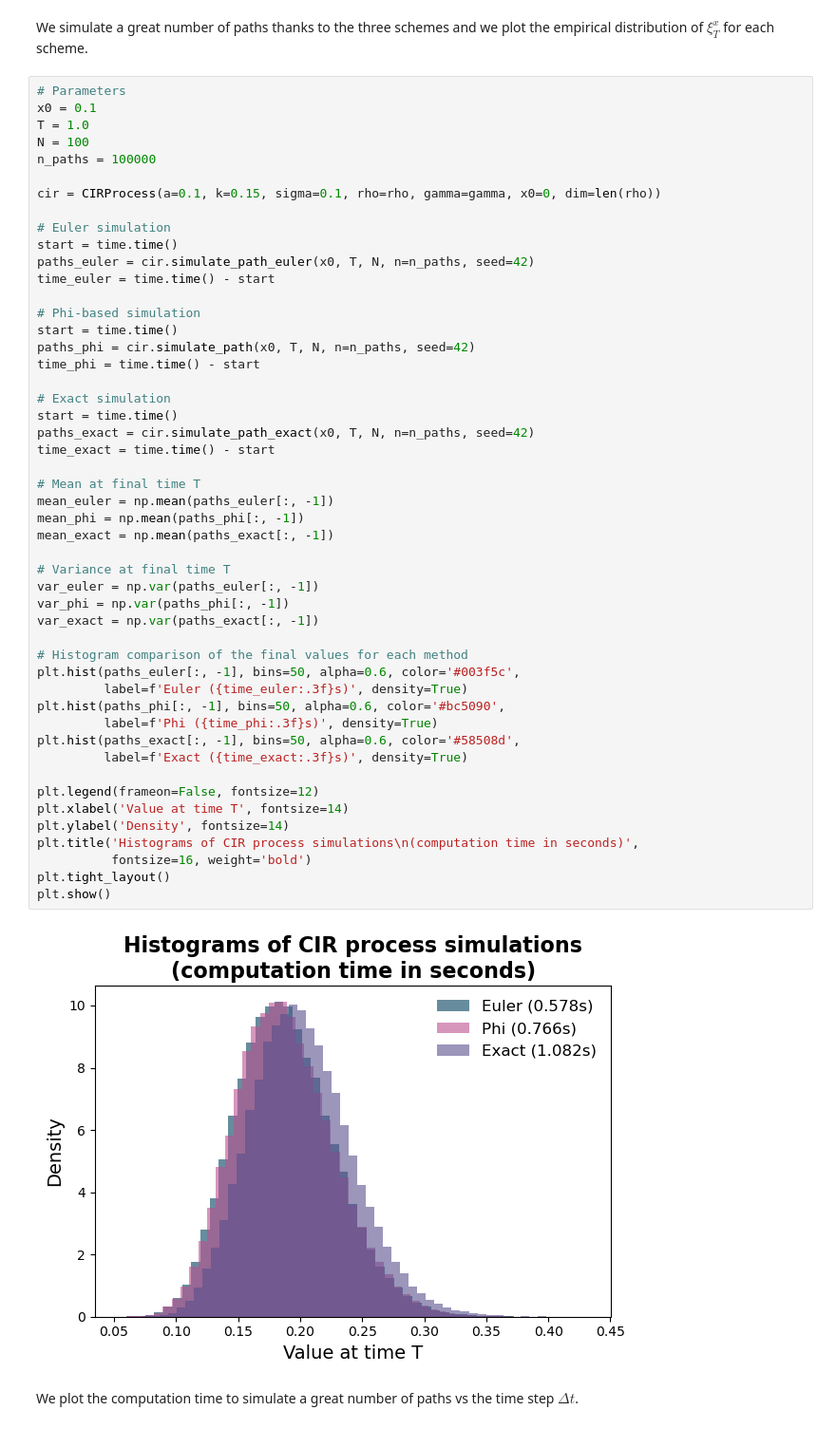
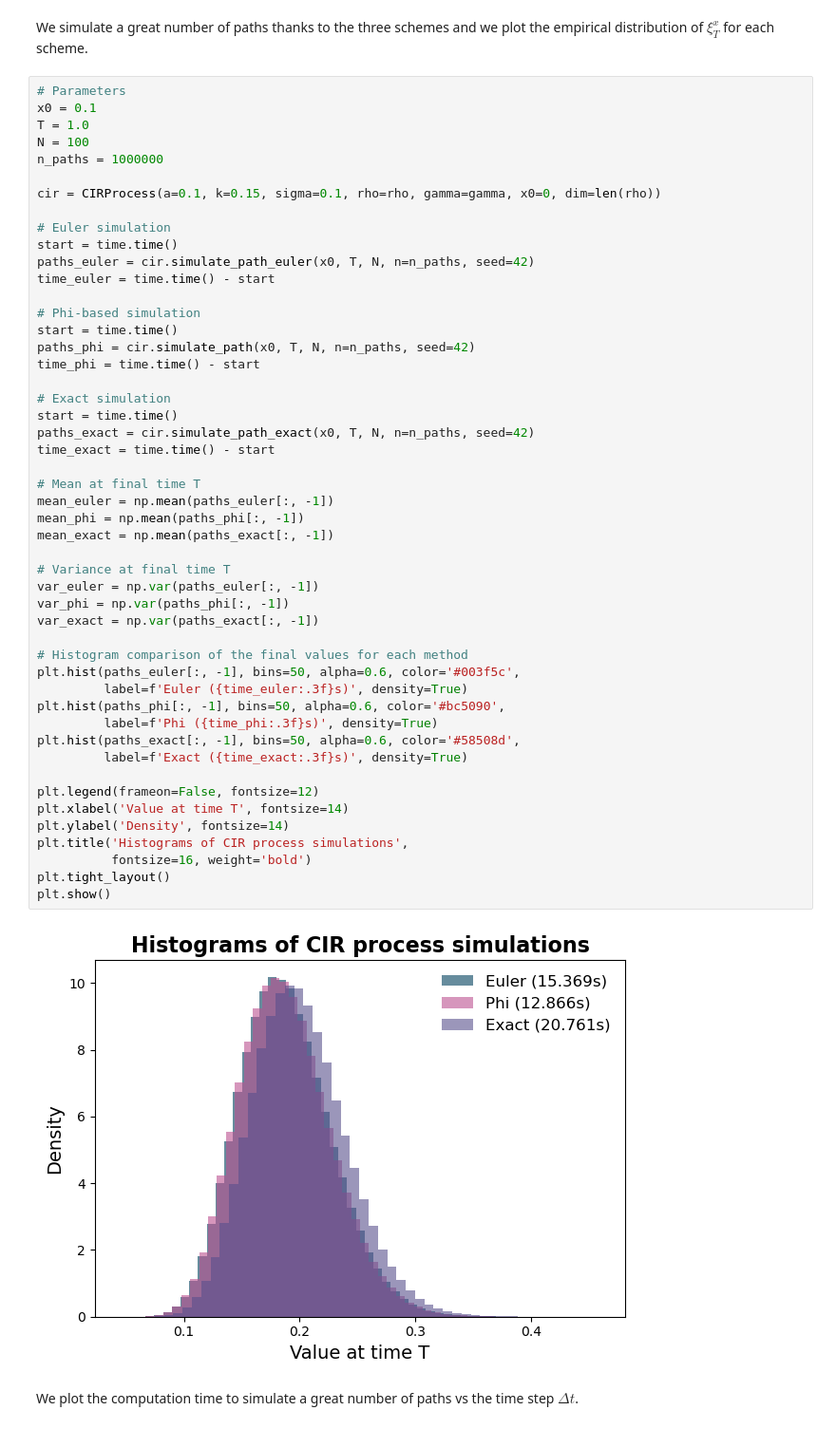
Before and after one commit to maxence2508/stage-cermics, a Jupyter notebook: second-order-schemes-for-multifactor-cir-and-heston-models.ipynb, the cells around one changed output. Shown at 95% size. Drawn from its saved outputs; the diff is of its cells as text.

```diff
--- a/second-order-schemes-for-multifactor-cir-and-heston-models.ipynb
+++ b/second-order-schemes-for-multifactor-cir-and-heston-models.ipynb
@@ -469,7 +469,7 @@ We simulate a great number of paths thanks to the three schemes and we plot the
 x0 = 0.1
 T = 1.0
 N = 100
-n_paths = 100000
+n_paths = 1000000
 
 cir = CIRProcess(a=0.1, k=0.15, sigma=0.1, rho=rho, gamma=gamma, x0=0, dim=len(rho))
 
@@ -486,35 +486,35 @@ time_phi = time.time() - start
 # Exact simulation
 start = time.time()
 paths_exact = cir.simulate_path_exact(x0, T, N, n=n_paths, seed=42)
 time_exact = time.time() - start
 
 # Mean at final time T
 mean_euler = np.mean(paths_euler[:, -1])
 mean_phi = np.mean(paths_phi[:, -1])
 mean_exact = np.mean(paths_exact[:, -1])
 
 # Variance at final time T
 var_euler = np.var(paths_euler[:, -1])
 var_phi = np.var(paths_phi[:, -1])
 var_exact = np.var(paths_exact[:, -1])
 
 # Histogram comparison of the final values for each method
 plt.hist(paths_euler[:, -1], bins=50, alpha=0.6, color='#003f5c',
          label=f'Euler ({time_euler:.3f}s)', density=True)
 plt.hist(paths_phi[:, -1], bins=50, alpha=0.6, color='#bc5090',
          label=f'Phi ({time_phi:.3f}s)', density=True)
 plt.hist(paths_exact[:, -1], bins=50, alpha=0.6, color='#58508d',
          label=f'Exact ({time_exact:.3f}s)', density=True)
 
 plt.legend(frameon=False, fontsize=12)
 plt.xlabel('Value at time T', fontsize=14)
 plt.ylabel('Density', fontsize=14)
-plt.title('Histograms of CIR process simulations\n(computation time in seconds)',
+plt.title('Histograms of CIR process simulations',
           fontsize=16, weight='bold')
 plt.tight_layout()
 plt.show()
 # %% [output]
-[figure, old version]
+[figure, new version]
 # %% [markdown]
 We plot the computation time to simulate a great number of paths vs the time step $\Delta t$.
 # %%
```
Also changed, not shown: parts of 10 cells of this notebook.
